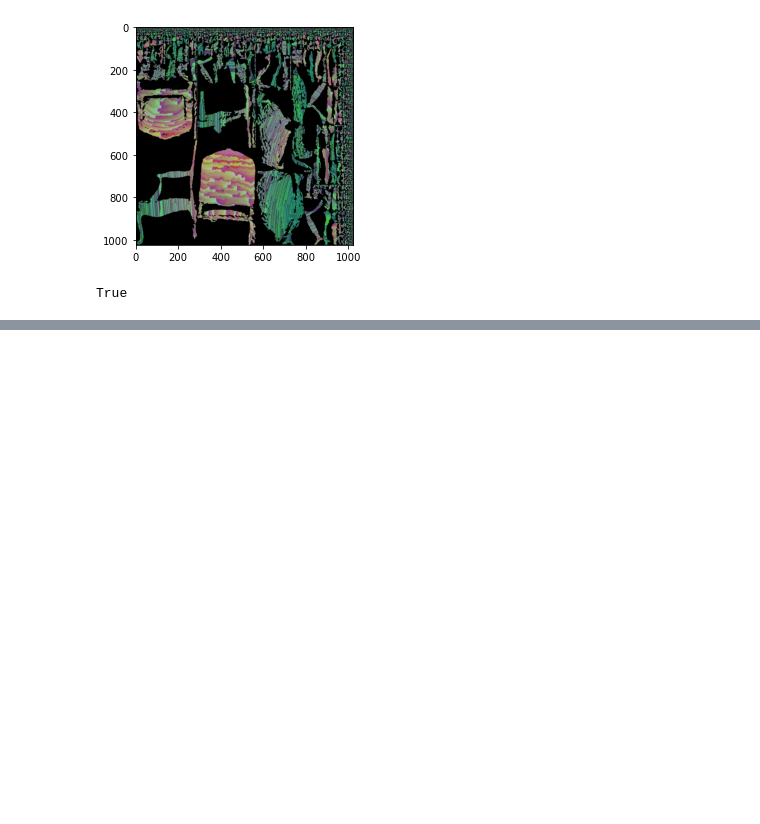
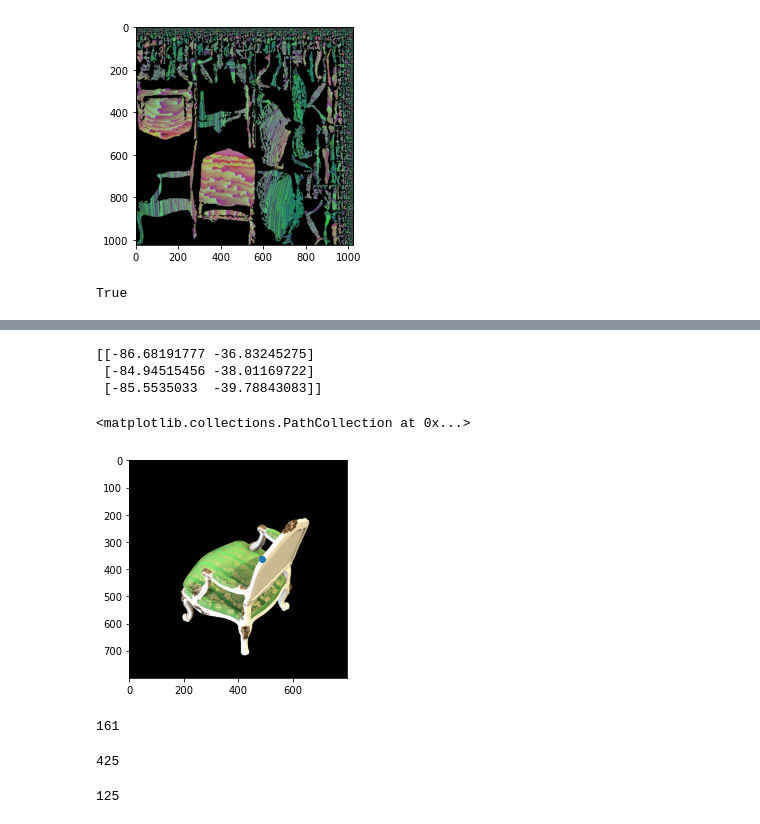
Before and after one commit to akristoffersen/Scene2Mesh, a Jupyter notebook: notebooks/texture.ipynb, the cells around one changed output, grey strips where cells are left out. Drawn from its saved outputs; the diff is of its cells as text; code cells hidden in the pictures; blank space fills up the shorter version.

```diff
--- a/notebooks/texture.ipynb
+++ b/notebooks/texture.ipynb
@@ -408,0 +448,32 @@ def calc_focal(camera_angle_x, w):
+# %%
+homo_verts = np.hstack([vertices, np.ones((3,1))])
+# %%
+w2c = np.linalg.inv(c2ws[i])
+verts_camera_space = w2c @ homo_verts.T
+# %%
+verts_camera_space[:2] /= verts_camera_space[2]
+# %%
+px_coords = (verts_camera_space * utils.nerf_utils.calc_focal(camera_angle_x, 800))[:2].T
+print(px_coords)
+# %% [output]
+[[-86.68191777 -36.83245275]
+ [-84.94515456 -38.01169722]
+ [-85.5535033  -39.78843083]]
+# %%
+plt.imshow(ims[i])
+plt.scatter(
+    800 - (px_coords[0, 0] + 400), # x
+    px_coords[0, 1] + 400, # y
+)
+# %% [output]
+<matplotlib.collections.PathCollection at 0x...>
+[figure, added]
+# %%
+depth_ims[i][int(px_coords[0, 1] + 400), int(800 - (px_coords[0, 0] + 400))]
+# %% [output]
+161
+# %%
+int(800 - (px_coords[0, 0] + 400))
+# int(px_coords[0, 1] + 400)
+# %% [output]
+425
@@ -408,0 +492,4 @@ def calc_focal(camera_angle_x, w):
+# %%
+find_best_im(c2ws, camera_angle_x, ims, depth_ims, vertices)
+# %% [output]
+125
```
Also changed, not shown: parts of 10 cells of this notebook, 3 other files.
